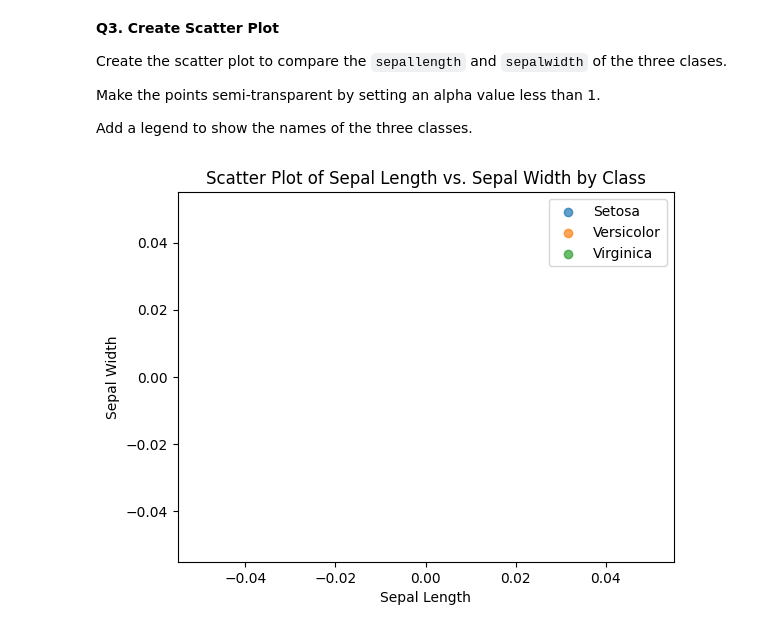
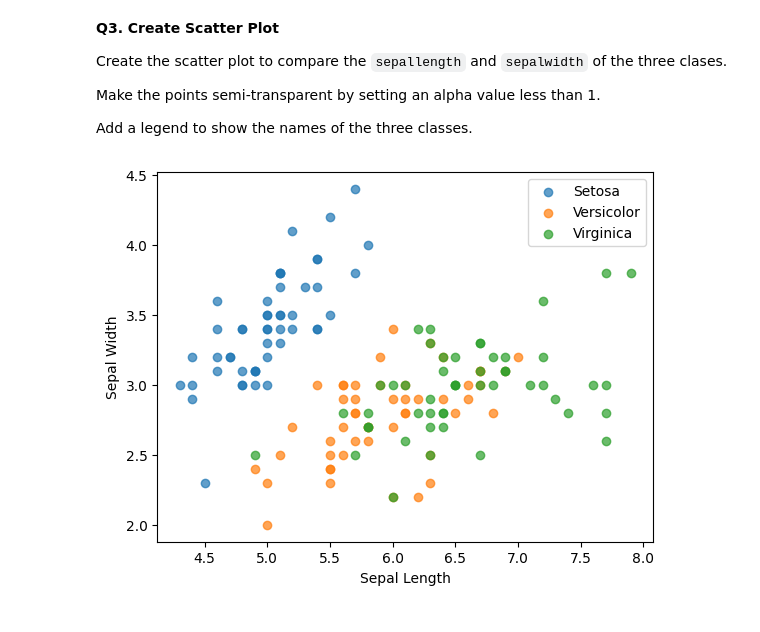
Before and after one commit to f1qr8m/tugas2_SAINSDATA, a Jupyter notebook: exercise5.ipynb, the cells around one changed output. Drawn from its saved outputs; the diff is of its cells as text; code cells hidden in the pictures.

```diff
--- a/exercise5.ipynb
+++ b/exercise5.ipynb
@@ -104,26 +104,24 @@ Make the points semi-transparent by setting an alpha value less than 1.
 Add a legend to show the names of the three classes.
 # %%
 # Q3 answer
+# Memisahkan data berdasarkan kelas
+setosa_data = irisdf[irisdf['class'] == 'Iris-setosa']
+versicolor_data = irisdf[irisdf['class'] == 'Iris-versicolor']
+virginica_data = irisdf[irisdf['class'] == 'Iris-virginica']
 
-setosa = irisdf[irisdf['class'] == 'setosa']
-versicolor = irisdf[irisdf['class'] == 'versicolor']
-virginica = irisdf[irisdf['class'] == 'virginica']
-# Create a scatter plot for each class
-plt.scatter(setosa['sepallength'], setosa['sepalwidth'], label='Setosa', alpha=0.7)
-plt.scatter(versicolor['sepallength'], versicolor['sepalwidth'], label='Versicolor', alpha=0.7)
-plt.scatter(virginica['sepallength'], virginica['sepalwidth'], label='Virginica', alpha=0.7)
+# Membuat scatter plot
+plt.scatter(setosa_data['sepallength'], setosa_data['sepalwidth'], label='Setosa', alpha=0.7)
+plt.scatter(versicolor_data['sepallength'], versicolor_data['sepalwidth'], label='Versicolor', alpha=0.7)
+plt.scatter(virginica_data['sepallength'], virginica_data['sepalwidth'], label='Virginica', alpha=0.7)
 
-# Set labels for the x-axis and y-axis
+# Menambahkan legenda
+plt.legend()
+
+# Menambahkan label sumbu
 plt.xlabel('Sepal Length')
 plt.ylabel('Sepal Width')
 
-# Set a title
-plt.title('Scatter Plot of Sepal Length vs. Sepal Width by Class')
-
-# Display the legend
-plt.legend()
-
-# Show the plot
+# Menampilkan plot
 plt.show()
 # %% [output]
-[figure, old version]
+[figure, new version]
```
